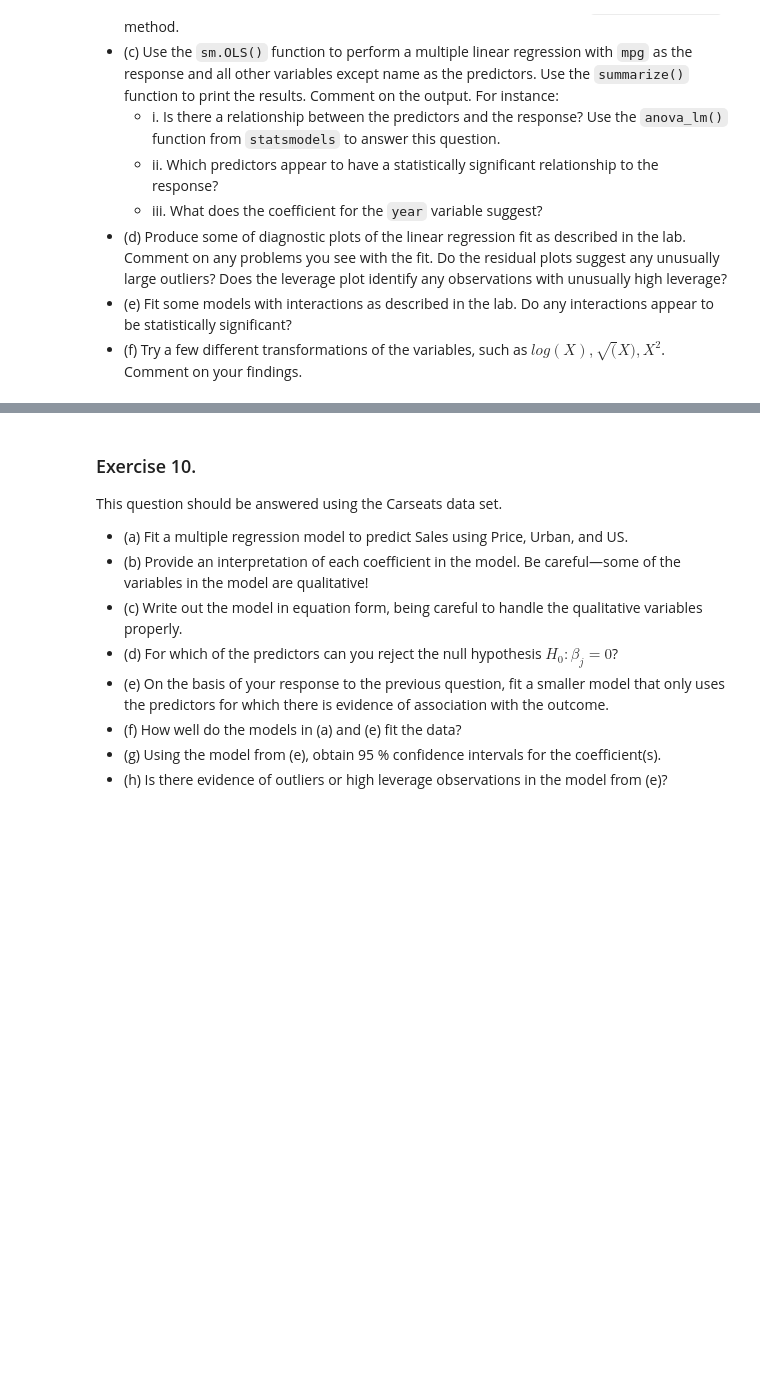
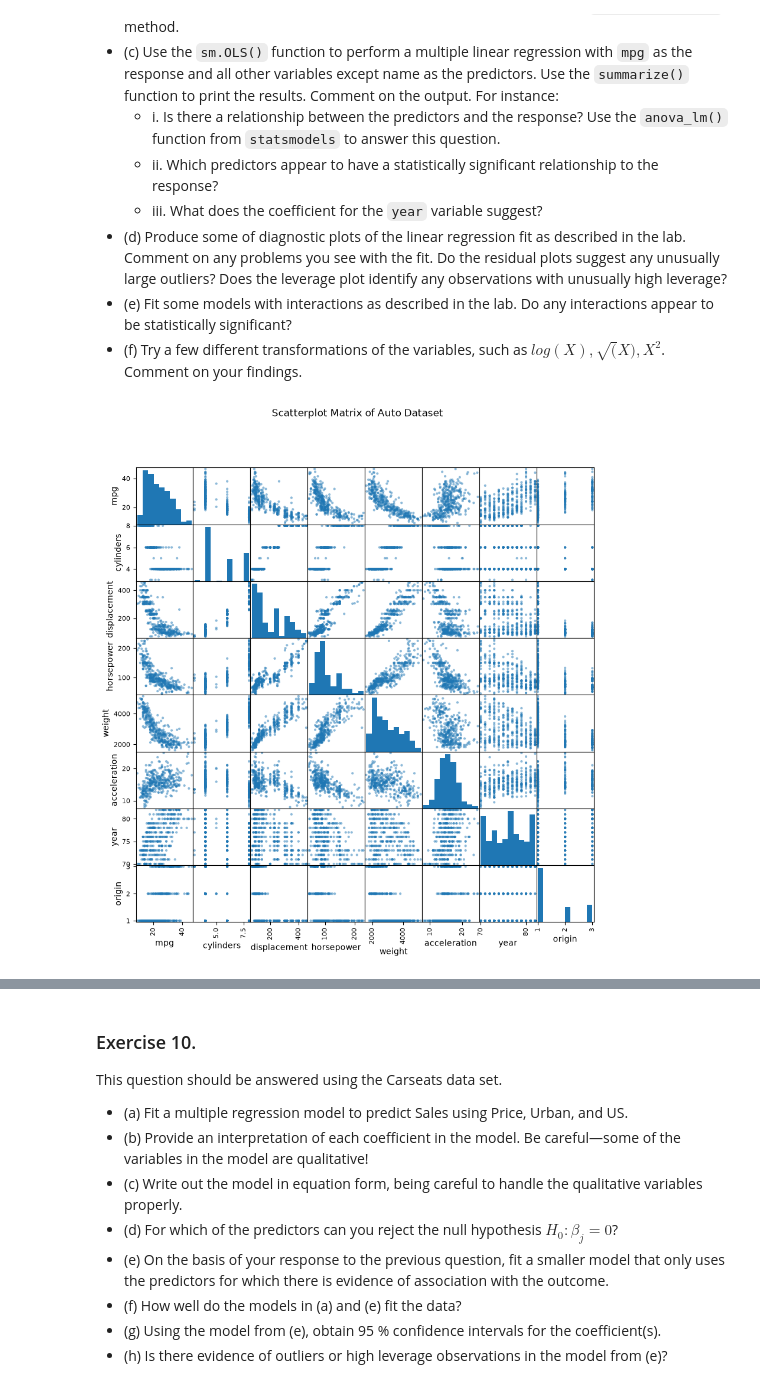
Before and after one commit to Nesu-tech/Methods_In_Data_Science, a Jupyter notebook: HW2 (3).ipynb, the cells around one changed output, grey strips where cells are left out. Cells and saved outputs as stored; diff of their text form; code cells hidden in the pictures; blank space fills up the shorter version.

```diff
--- a/HW2 (3).ipynb
+++ b/HW2 (3).ipynb
@@ -56,0 +150,8 @@ $log(X), \sqrt(X), X^2$. Comment on your findings.
+# %%
+#--------------Solution----------------#
+#(a)Produce a scatterplot matrix which includes all of the variables in the data set
+scattermatrix = pd.plotting.scatter_matrix(auto, alpha=0.5, figsize=(10, 10))
+plt.suptitle('Scatterplot Matrix of Auto Dataset')
+plt.show()
+# %% [output]
+[figure, added]
```
Also changed, not shown: parts of 14 cells of this notebook, 1 other file.
